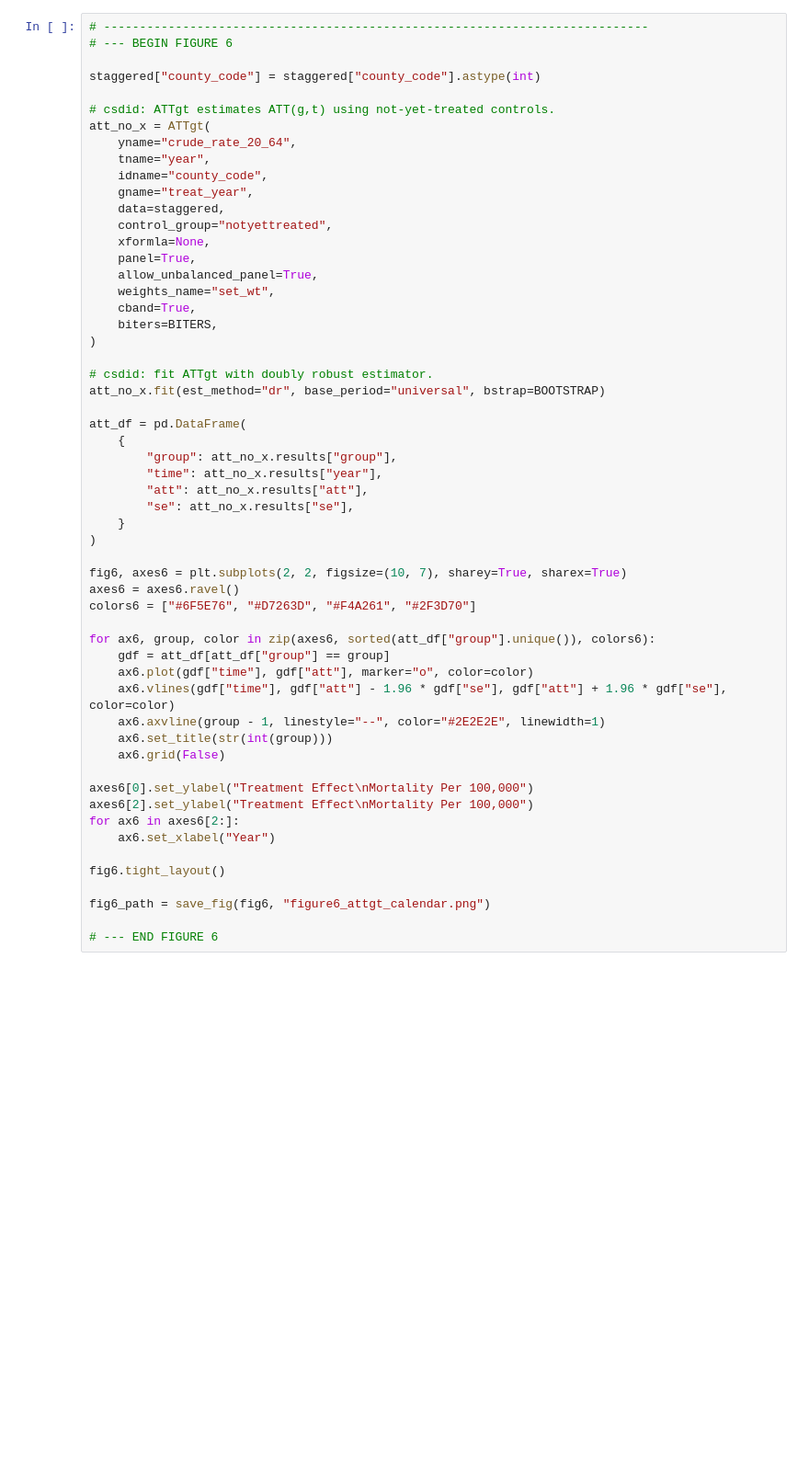
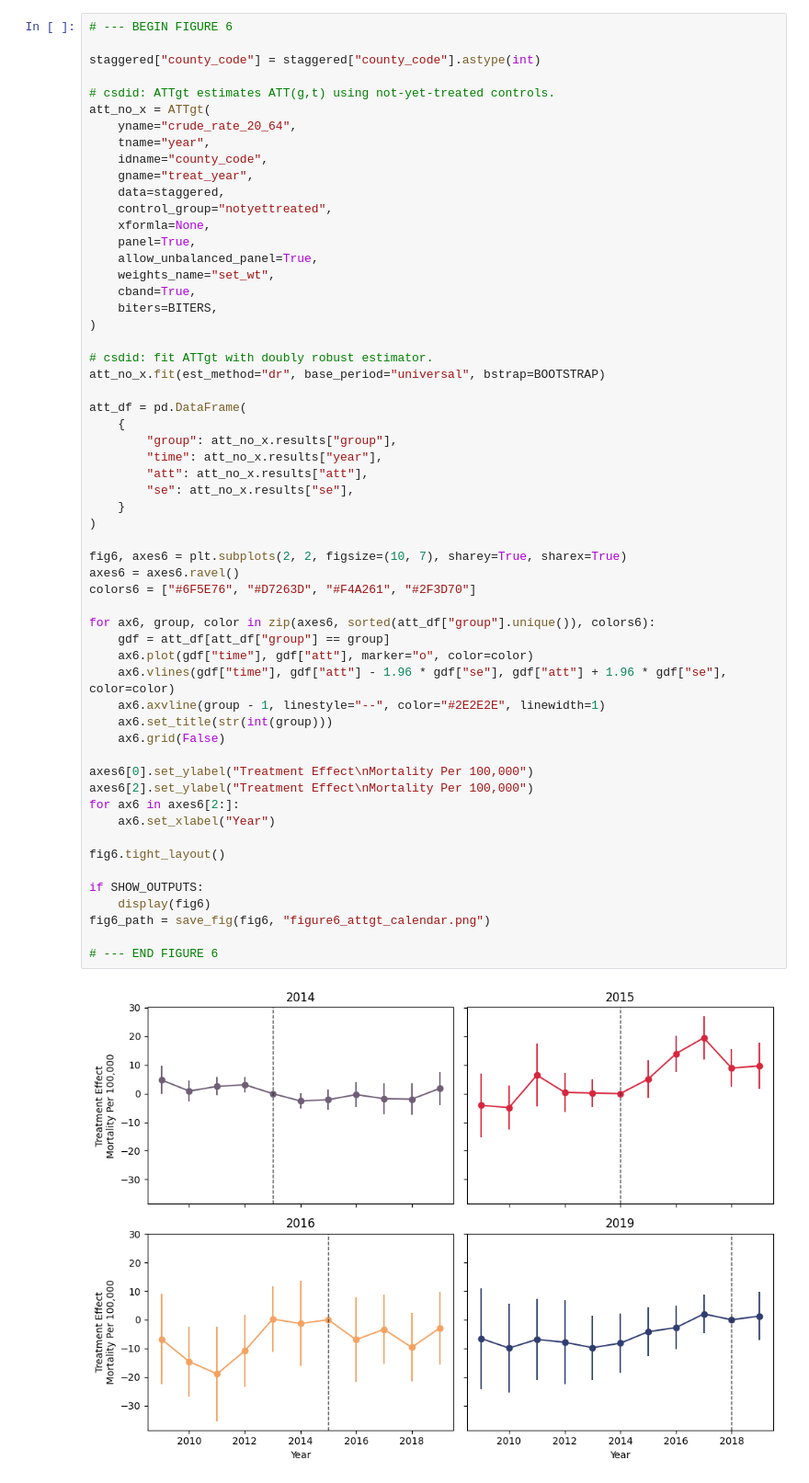
Before and after one commit to gsaco/replication-csdid, a Jupyter notebook: python_replication_jupytext.ipynb, the cells around one changed output. Shown at 92% size. Drawn from its saved outputs; the diff is of its cells as text; blank space fills up the shorter version.

```diff
--- a/python_replication_jupytext.ipynb
+++ b/python_replication_jupytext.ipynb
@@ -1023,5 +1141,4 @@ fig5_path = save_fig(fig5, "figure5_staggered_trends.png")
 # %%
-# ----------------------------------------------------------------------------
 # --- BEGIN FIGURE 6
 
 staggered["county_code"] = staggered["county_code"].astype(int)
@@ -1049,30 +1166,34 @@ att_df = pd.DataFrame(
     {
         "group": att_no_x.results["group"],
         "time": att_no_x.results["year"],
         "att": att_no_x.results["att"],
         "se": att_no_x.results["se"],
     }
 )
 
 fig6, axes6 = plt.subplots(2, 2, figsize=(10, 7), sharey=True, sharex=True)
 axes6 = axes6.ravel()
 colors6 = ["#6F5E76", "#D7263D", "#F4A261", "#2F3D70"]
 
 for ax6, group, color in zip(axes6, sorted(att_df["group"].unique()), colors6):
     gdf = att_df[att_df["group"] == group]
     ax6.plot(gdf["time"], gdf["att"], marker="o", color=color)
     ax6.vlines(gdf["time"], gdf["att"] - 1.96 * gdf["se"], gdf["att"] + 1.96 * gdf["se"], color=color)
     ax6.axvline(group - 1, linestyle="--", color="#2E2E2E", linewidth=1)
     ax6.set_title(str(int(group)))
     ax6.grid(False)
 
 axes6[0].set_ylabel("Treatment Effect\nMortality Per 100,000")
 axes6[2].set_ylabel("Treatment Effect\nMortality Per 100,000")
 for ax6 in axes6[2:]:
     ax6.set_xlabel("Year")
 
 fig6.tight_layout()
 
+if SHOW_OUTPUTS:
+    display(fig6)
 fig6_path = save_fig(fig6, "figure6_attgt_calendar.png")
 
 # --- END FIGURE 6
+# %% [output]
+[figure, added]
```
Also changed, not shown: parts of 61 cells of this notebook, 15 other files.
